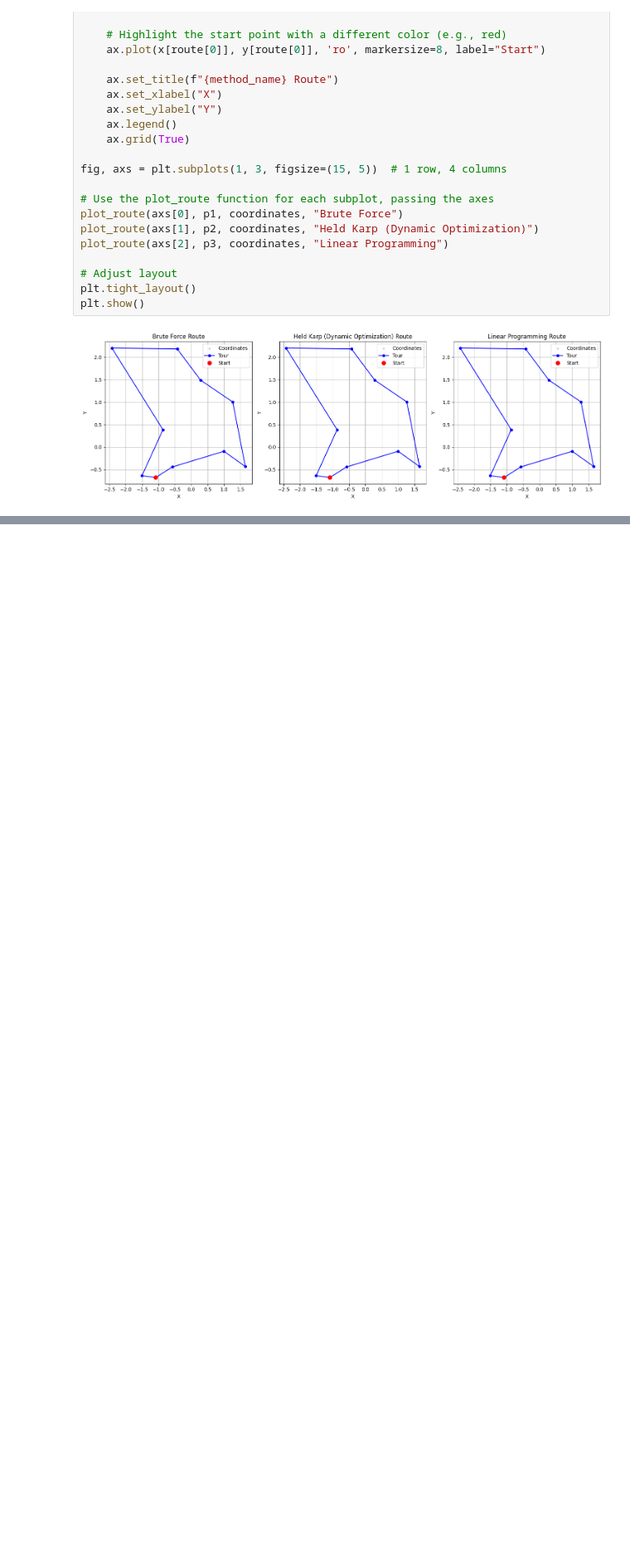
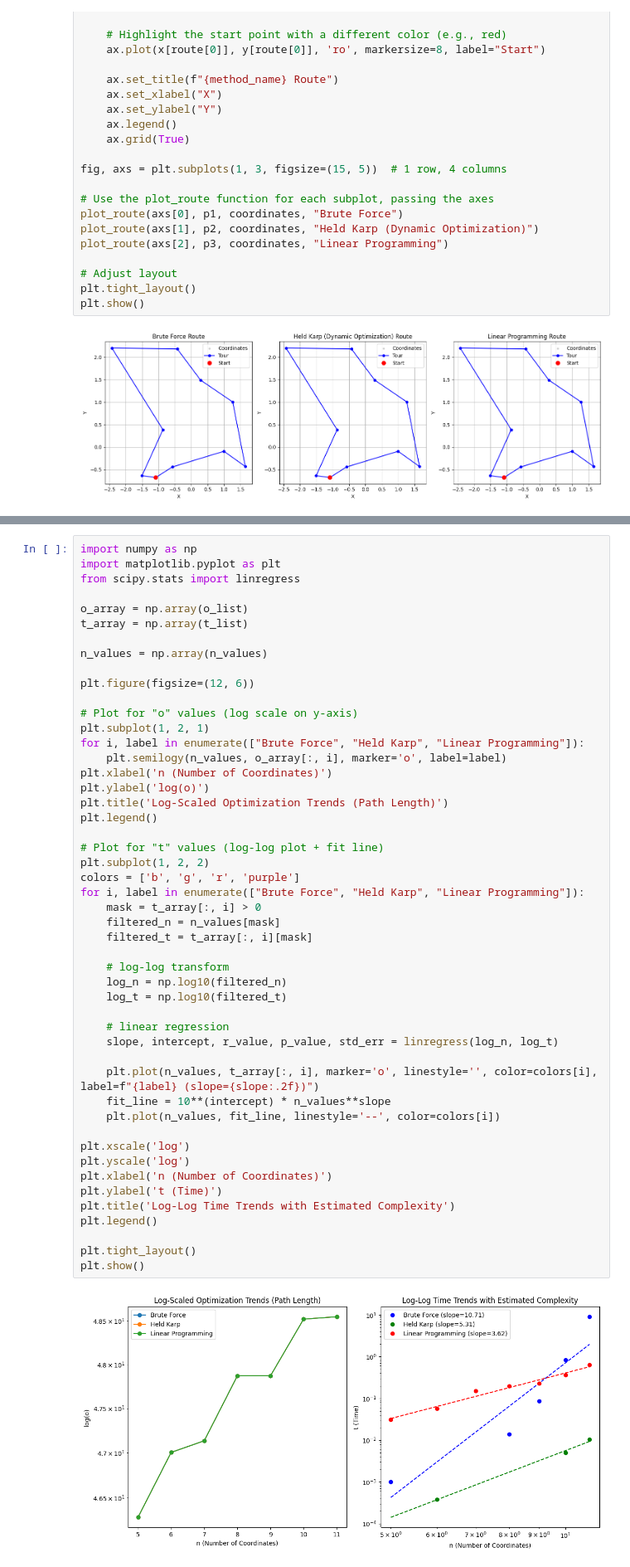
Before and after one commit to terryjiyao/TSP_benchmark_project, a Jupyter notebook: code/Exact_Comparison.ipynb, the cells around one changed output, grey strips where cells are left out. Shown: that part at 83% size. Cells and saved outputs as stored; diff of their text form; blank space fills up the shorter version.

```diff
--- a/code/Exact_Comparison.ipynb
+++ b/code/Exact_Comparison.ipynb
@@ -61,0 +112,51 @@ plt.show()
+# %%
+import numpy as np
+import matplotlib.pyplot as plt
+from scipy.stats import linregress
+
+o_array = np.array(o_list)
+t_array = np.array(t_list)
+
+n_values = np.array(n_values)
+
+plt.figure(figsize=(12, 6))
+
+# Plot for "o" values (log scale on y-axis)
+plt.subplot(1, 2, 1)
+for i, label in enumerate(["Brute Force", "Held Karp", "Linear Programming"]):
+    plt.semilogy(n_values, o_array[:, i], marker='o', label=label)
+plt.xlabel('n (Number of Coordinates)')
+plt.ylabel('log(o)')
+plt.title('Log-Scaled Optimization Trends (Path Length)')
+plt.legend()
+
+# Plot for "t" values (log-log plot + fit line)
+plt.subplot(1, 2, 2)
+colors = ['b', 'g', 'r', 'purple']
+for i, label in enumerate(["Brute Force", "Held Karp", "Linear Programming"]):
+    mask = t_array[:, i] > 0
+    filtered_n = n_values[mask]
+    filtered_t = t_array[:, i][mask]
+
+    # log-log transform
+    log_n = np.log10(filtered_n)
+    log_t = np.log10(filtered_t)
+
+    # linear regression
+    slope, intercept, r_value, p_value, std_err = linregress(log_n, log_t)
+
+    plt.plot(n_values, t_array[:, i], marker='o', linestyle='', color=colors[i], label=f"{label} (slope={slope:.2f})")
+    fit_line = 10**(intercept) * n_values**slope
+    plt.plot(n_values, fit_line, linestyle='--', color=colors[i])
+
+plt.xscale('log')
+plt.yscale('log')
+plt.xlabel('n (Number of Coordinates)')
+plt.ylabel('t (Time)')
+plt.title('Log-Log Time Trends with Estimated Complexity')
+plt.legend()
+
+plt.tight_layout()
+plt.show()
+# %% [output]
+[figure, added]
```
Also changed, not shown: parts of 5 cells of this notebook, 5 other files.
